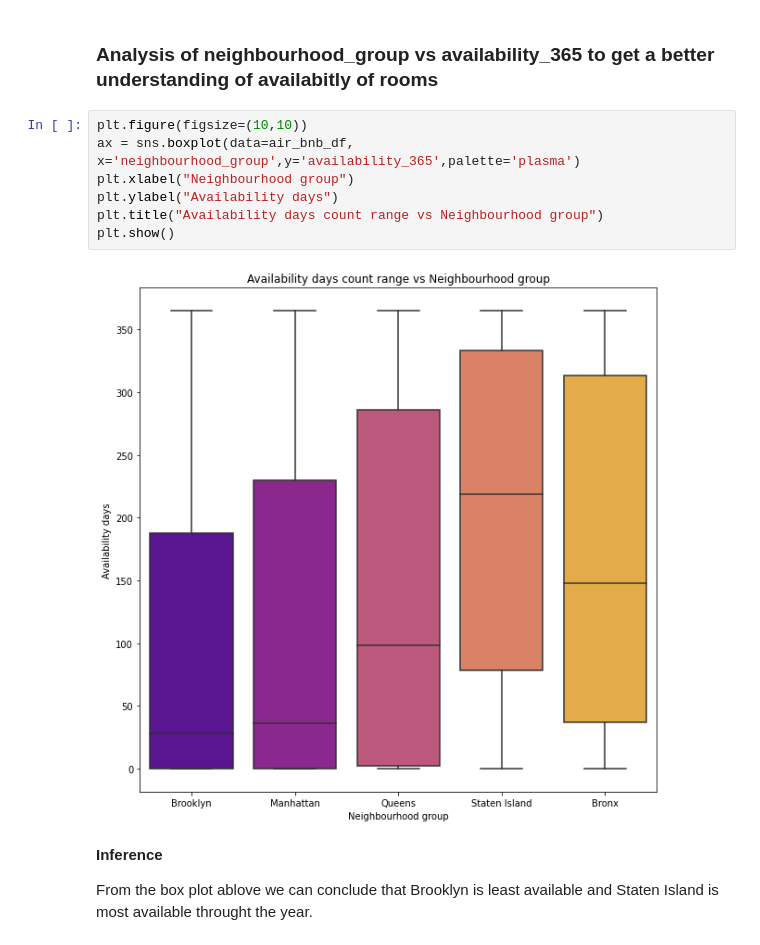
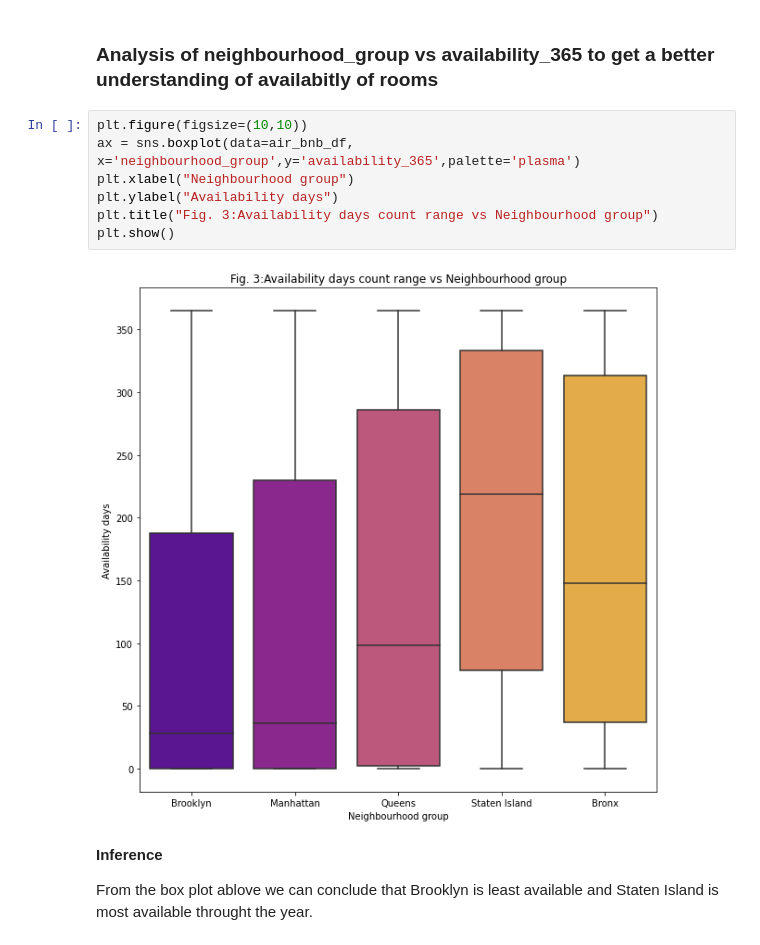
Before and after one commit to Jayganesh-C/Airbnb-booking-analysis, a Jupyter notebook: Airbnb_Bookings_Analysis_Capstone_Project_Jayganesh_C.ipynb, the cells around one changed output. Cells and saved outputs as stored; diff of their text form.

```diff
--- a/Airbnb_Bookings_Analysis_Capstone_Project_Jayganesh_C.ipynb
+++ b/Airbnb_Bookings_Analysis_Capstone_Project_Jayganesh_C.ipynb
@@ -144,12 +127,12 @@ plt.show()
 # %%
 plt.figure(figsize=(10,10))
 ax = sns.boxplot(data=air_bnb_df, x='neighbourhood_group',y='availability_365',palette='plasma')
 plt.xlabel("Neighbourhood group")
 plt.ylabel("Availability days")
-plt.title("Availability days count range vs Neighbourhood group")
+plt.title("Fig. 3:Availability days count range vs Neighbourhood group")
 plt.show()
 # %% [output]
-[figure, old version]
+[figure, new version]
 # %% [markdown]
 **Inference**
 
```
Also changed, not shown: parts of 14 cells of this notebook.
